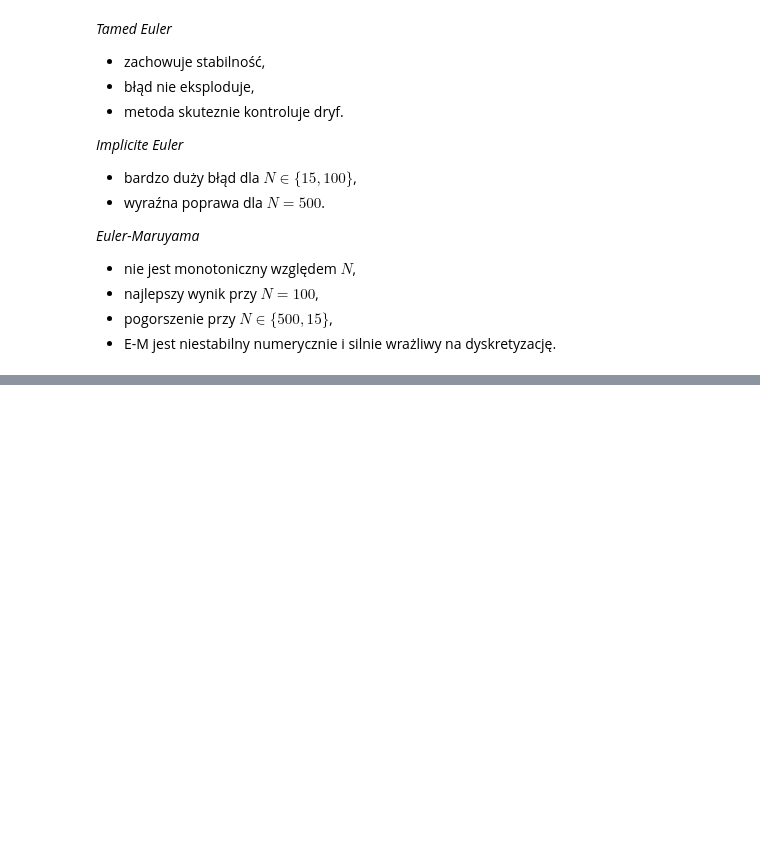
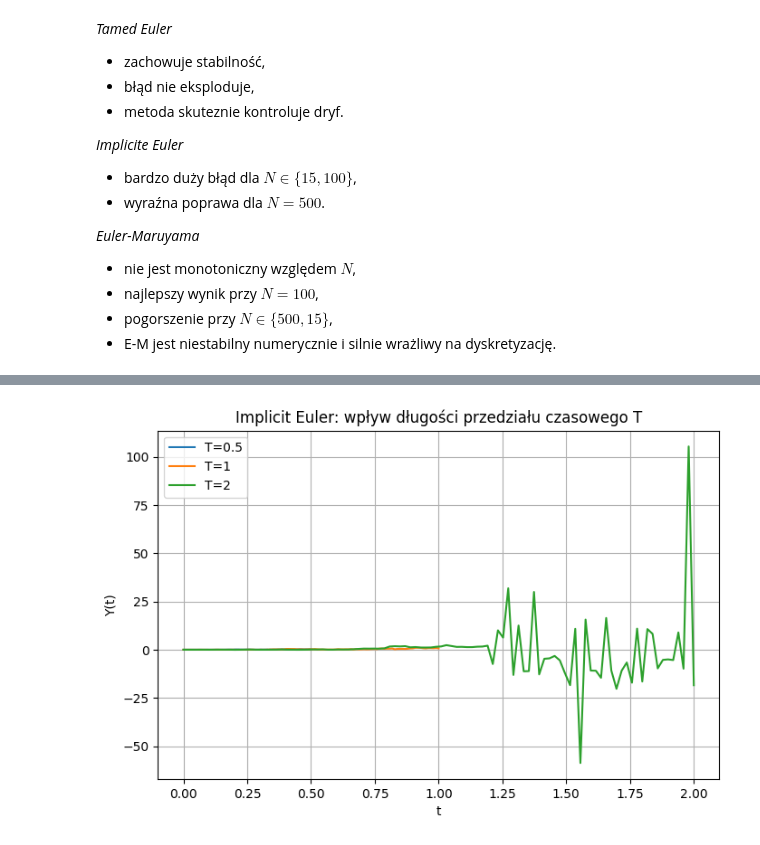
Before and after one commit to Hel4r/MNSRR-projekt-zaliczeniowy, a Jupyter notebook: symulacja.ipynb, the cells around one changed output, grey strips where cells are left out. Cells and saved outputs as stored; diff of their text form; code cells hidden in the pictures; blank space fills up the shorter version.

```diff
--- a/symulacja.ipynb
+++ b/symulacja.ipynb
@@ -691,0 +781,32 @@ N=500 | EM=0.414888 | Tamed=0.118418 | Implicit=19.651463
+# %%
+a = lambda t, x: x**3
+b = lambda t, x: t + x
+
+da = lambda t, x: 3*x**2
+db = lambda t, x: 1
+
+N = 100
+x0 = 0
+
+np.random.seed(1234)
+t05, y05 = eulerImplicitTangent(x0, 0.5, a, b, da, db, N, 10)
+
+np.random.seed(1234)
+t10, y10 = eulerImplicitTangent(x0, 1.0, a, b, da, db, N, 10)
+
+np.random.seed(1234)
+t20, y20 = eulerImplicitTangent(x0, 2.0, a, b, da, db, N, 10)
+
+plt.figure(figsize=(8,5))
+plt.plot(t05, y05, label="T=0.5")
+plt.plot(t10, y10, label="T=1")
+plt.plot(t20, y20, label="T=2")
+
+plt.title("Implicit Euler: wpływ długości przedziału czasowego T")
+plt.xlabel("t")
+plt.ylabel("Y(t)")
+plt.legend()
+plt.grid()
+plt.show()
+# %% [output]
+[figure, added]
```
Also changed, not shown: parts of 17 cells of this notebook.
